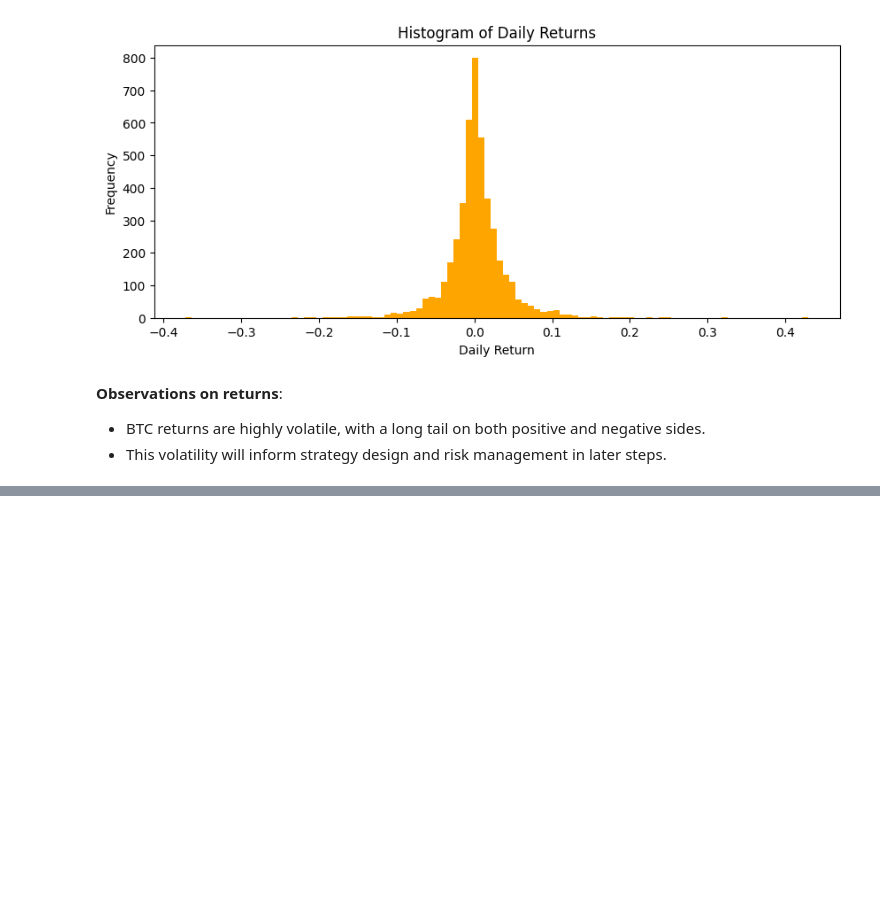
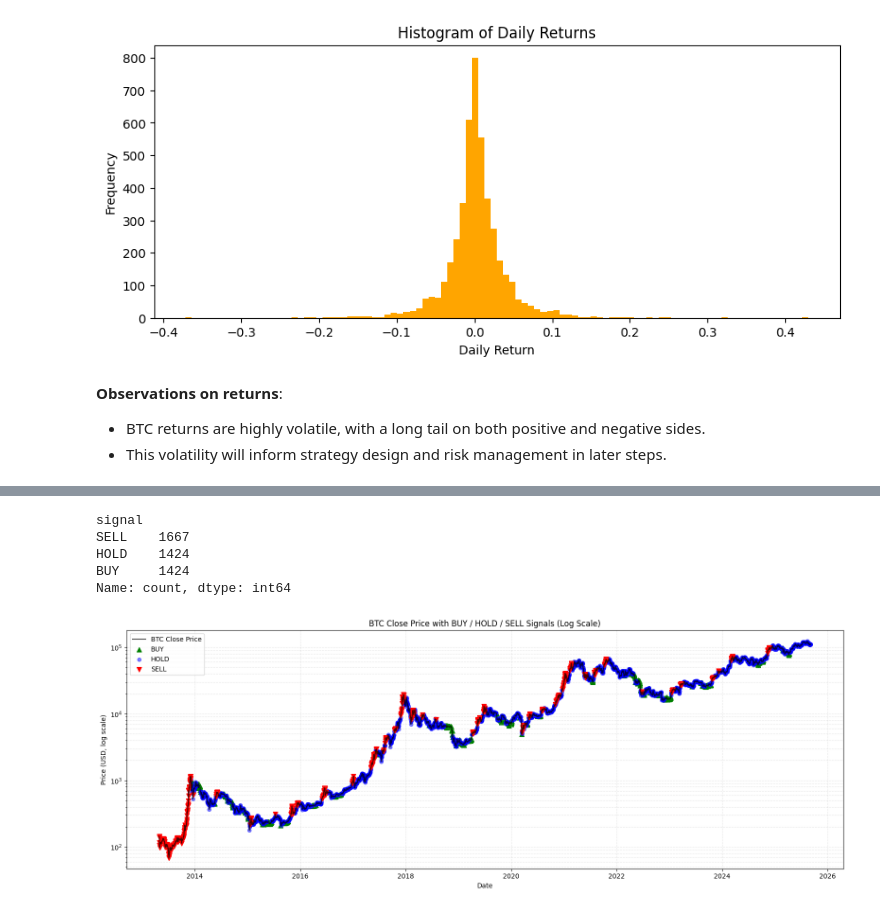
Before and after one commit to MartinMolestina/btc_investing_strat, a Jupyter notebook: exploration.ipynb, the cells around one changed output, grey strips where cells are left out. Cells and saved outputs as stored; diff of their text form; code cells hidden in the pictures; blank space fills up the shorter version.

```diff
--- a/exploration.ipynb
+++ b/exploration.ipynb
@@ -393,0 +783,66 @@ plt.show()
+# %%
+from sklearn.preprocessing import MinMaxScaler
+
+# Align features so higher = SELL
+df['sma_aligned'] = -df['sma_dev']  # price below SMA → BUY
+df['roc_aligned'] = df['roc']       # adjust sign if necessary
+df['vol_aligned'] = df['volatility']
+df['z_aligned'] = df['z_score']
+
+features = ['sma_aligned', 'roc_aligned', 'vol_aligned', 'z_aligned']
+
+# Min-Max normalize
+scaler = MinMaxScaler()
+df_scaled = pd.DataFrame(scaler.fit_transform(df[features]), columns=features, index=df.index)
+
+# Weighted sum
+weights = {'sma_aligned':0.3, 'roc_aligned':0.2, 'vol_aligned':0.3, 'z_aligned':0.2}
+df['risk_score'] = sum(df_scaled[f]*w for f,w in weights.items())
+
+# Map signals using percentiles
+low_thresh = df['risk_score'].quantile(0.33)
+high_thresh = df['risk_score'].quantile(0.66)
+
+def risk_signal(score):
+    if score <= low_thresh:
+        return "BUY"
+    elif score <= high_thresh:
+        return "HOLD"
+    else:
+        return "SELL"
+
+df['signal'] = df['risk_score'].apply(risk_signal)
+
+print(df['signal'].value_counts())
+# %% [output]
+signal
+SELL    1667
+HOLD    1424
+BUY     1424
+Name: count, dtype: int64
+# %%
+# --- Step 1: Prepare signals for plotting ---
+buy_dates = df[df['signal'] == 'BUY'].index
+hold_dates = df[df['signal'] == 'HOLD'].index
+sell_dates = df[df['signal'] == 'SELL'].index
+
+# --- Step 2: Plot BTC close price in log scale ---
+plt.figure(figsize=(16,6))
+plt.plot(df.index, df['Close'], label='BTC Close Price', color='black', alpha=0.7)
+plt.yscale('log')
+
+# --- Step 3: Overlay signals ---
+plt.scatter(buy_dates, df.loc[buy_dates, 'Close'], color='green', marker='^', label='BUY', s=50)
+plt.scatter(hold_dates, df.loc[hold_dates, 'Close'], color='blue', marker='o', label='HOLD', s=30, alpha=0.5)
+plt.scatter(sell_dates, df.loc[sell_dates, 'Close'], color='red', marker='v', label='SELL', s=50)
+
+# --- Step 4: Final plot formatting ---
+plt.title("BTC Close Price with BUY / HOLD / SELL Signals (Log Scale)")
+plt.xlabel("Date")
+plt.ylabel("Price (USD, log scale)")
+plt.legend()
+plt.grid(True, which='both', linestyle='--', alpha=0.3)
+plt.tight_layout()
+plt.show()
+# %% [output]
+[figure, added]
```
Also changed, not shown: parts of 23 cells of this notebook, 2 other files.
